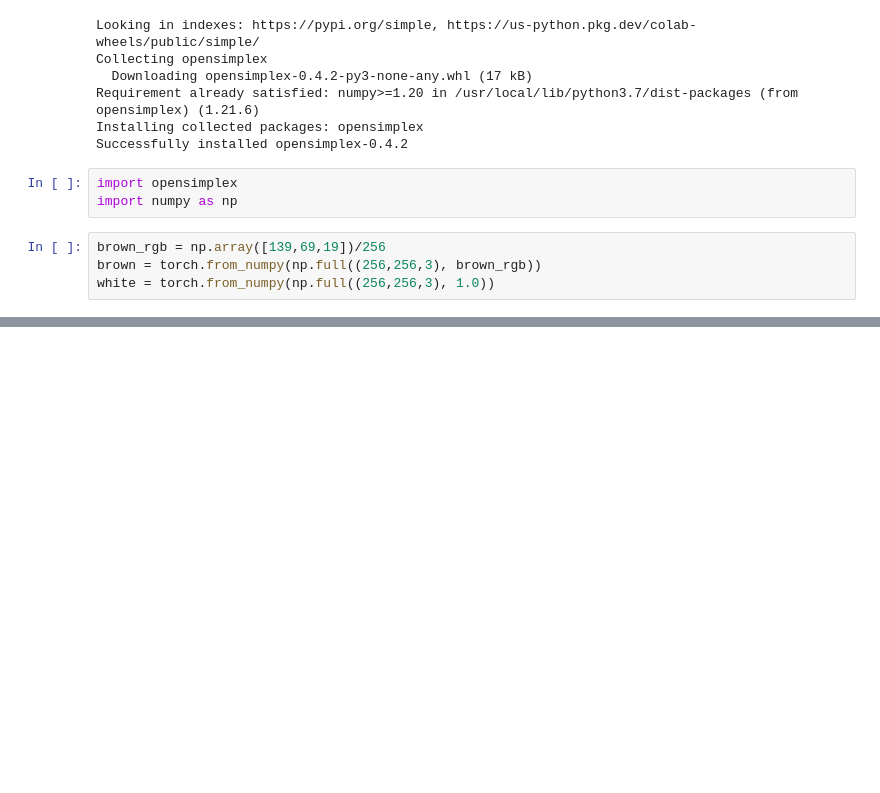
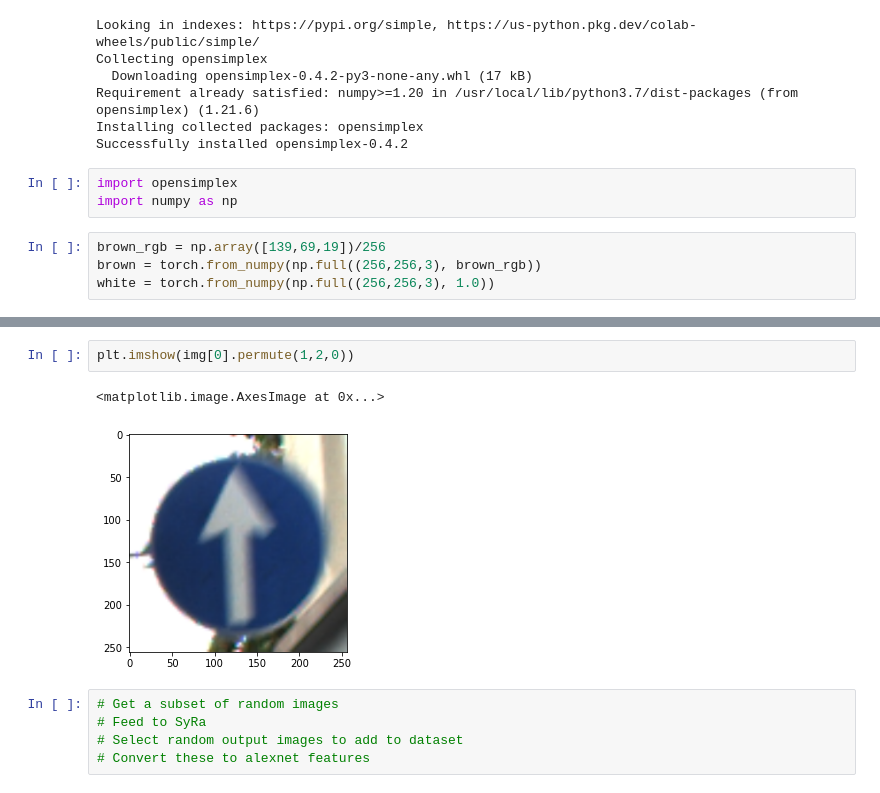
Before and after one commit to katL7/GTSRB-APS360, a Jupyter notebook: APS360_Traffic_Sign_Project.ipynb, the cells around one changed output, grey strips where cells are left out. Cells and saved outputs as stored; diff of their text form; blank space fills up the shorter version.

```diff
--- a/APS360_Traffic_Sign_Project.ipynb
+++ b/APS360_Traffic_Sign_Project.ipynb
@@ -850,0 +809,10 @@ generate_simplex_noise(feature_size = 40)
+# %%
+plt.imshow(img[0].permute(1,2,0))
+# %% [output]
+<matplotlib.image.AxesImage at 0x...>
+[figure, added]
+# %%
+# Get a subset of random images
+# Feed to SyRa
+# Select random output images to add to dataset
+# Convert these to alexnet features
```
Also changed, not shown: parts of 47 cells of this notebook.
